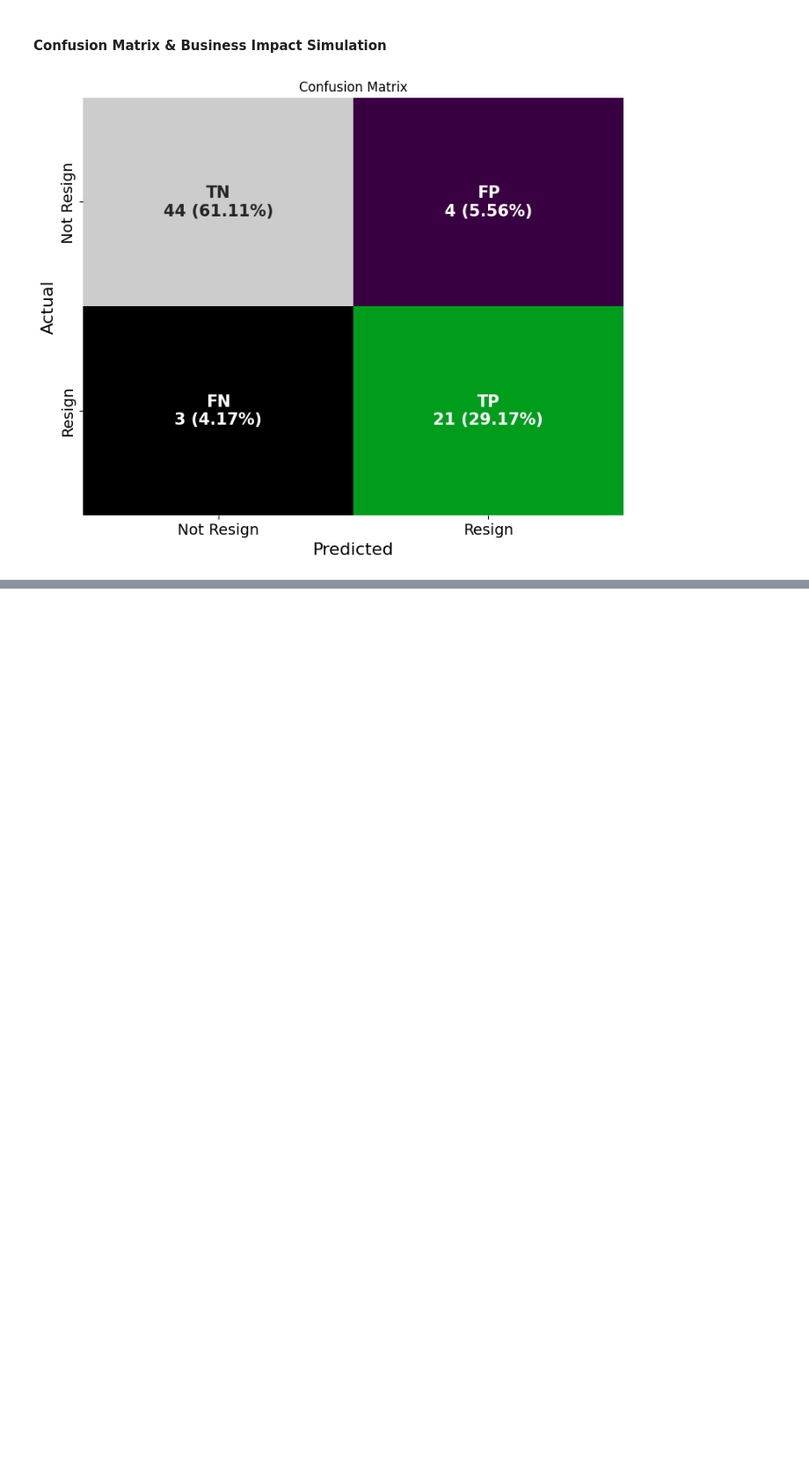
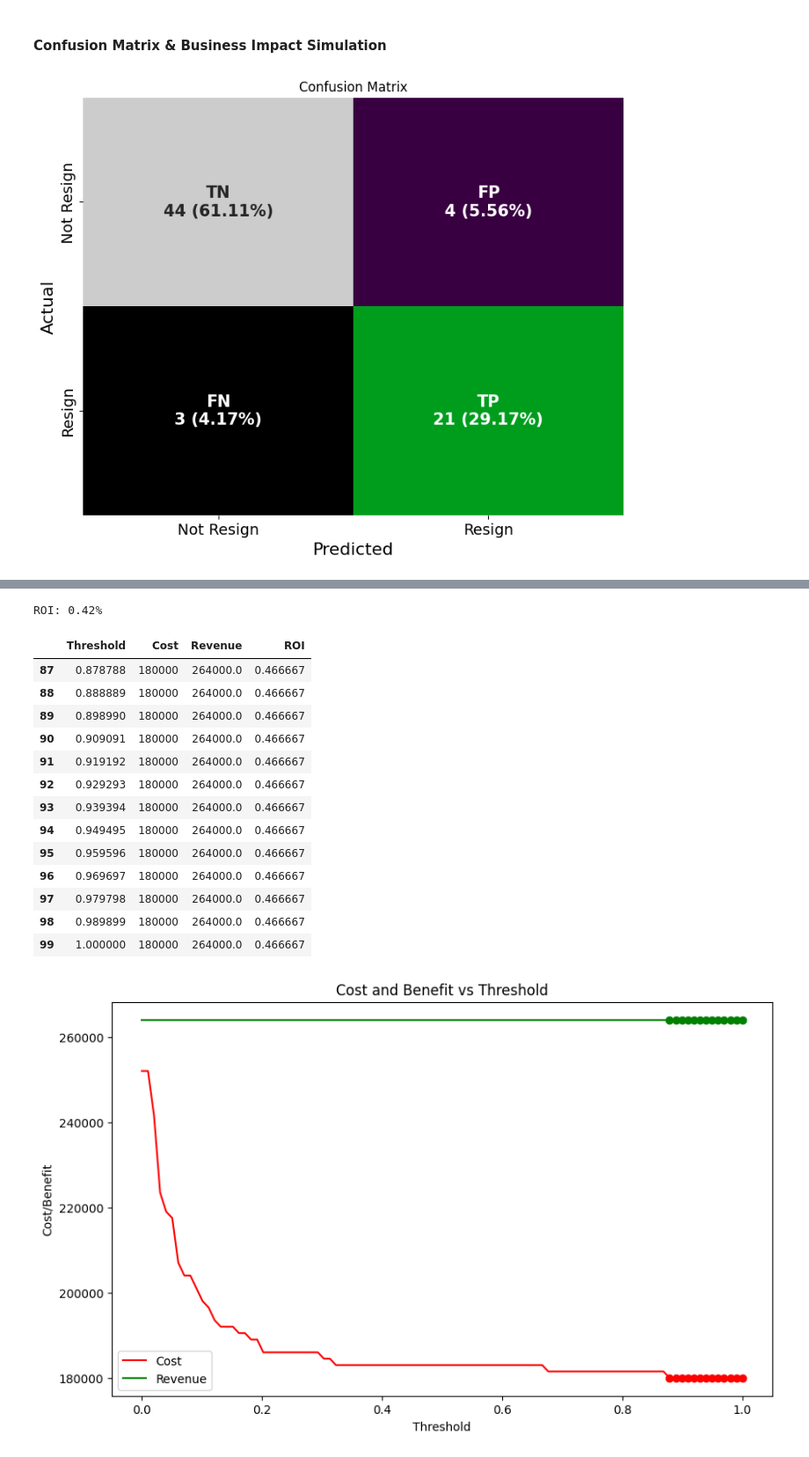
Before and after one commit to azaryasph/Improving-Employee-Retention-By-Predicting-Employee-Attrition-Using-Machine-Learning, a Jupyter notebook: notebook/predict_employee_attrition.ipynb, the cells around one changed output, grey strips where cells are left out. Shown at 88% size. Cells and saved outputs as stored; diff of their text form; code cells hidden in the pictures; blank space fills up the shorter version.

```diff
--- a/notebook/predict_employee_attrition.ipynb
+++ b/notebook/predict_employee_attrition.ipynb
@@ -1670,0 +1920,10 @@ plot_confusion_matrix(xgb_new, X_test_ohe, y_test, 0.22)
+# %%
+ # Get the predicted probabilities on the test data
+y_pred_proba = xgb_new.predict_proba(X_test_ohe)[:, 1]
+
+# Calculate the predicted values based on the threshold
+y_pred = (y_pred_proba > 0.22).astype(int)
+
+# Calculate the confusion matrix
+cm = confusion_matrix(y_test, y_pred)
+cm
@@ -1670,0 +2008,66 @@ plot_confusion_matrix(xgb_new, X_test_ohe, y_test, 0.22)
+# %%
+# Calculate the ROI
+roi = (revenue - cost) / cost
+print(f'ROI: {roi:.2f}%')
+
+# Define the threshold values
+thresholds = np.linspace(0, 1, 100)
+
+# Initialize the lists to store the cost and revenue values
+costs = []
+revenues = []
+benefits = []
+
+# Iterate over the threshold values
+for threshold in thresholds:
+    cost, revenue, benefit = cost_benefit_analysis(xgb_new, X_test_ohe, y_test, threshold, recruit_cost, train_cost, retain_cost)
+    costs.append(cost)
+    revenues.append(adt_revenue)
+    benefits.append(benefit)
+
+# Create a DataFrame of the costs and benefits
+cb_df = pd.DataFrame({
+    'Threshold': thresholds,
+    'Cost': costs,
+    'Revenue': revenues
+})
+
+# Calculate the ROI
+cb_df['ROI'] = (cb_df['Revenue'] - cb_df['Cost']) / cb_df['Cost']
+
+# Find the threshold with the maximum ROI
+max_roi = cb_df[cb_df['ROI'] == cb_df['ROI'].max()]
+
+# Display the threshold with the maximum ROI
+display(max_roi)
+
+# Plot the cost and benefit values
+plt.figure(figsize=(10, 6))
+
+plt.plot(thresholds, costs, label='Cost', color='r')
+plt.plot(thresholds, revenues, label='Revenue', color='g')
+plt.plot(max_roi['Threshold'], max_roi['Cost'], 'ro')
+plt.plot(max_roi['Threshold'], max_roi['Revenue'], 'go')
+
+plt.xlabel('Threshold')
+plt.ylabel('Cost/Benefit')
+plt.title('Cost and Benefit vs Threshold')
+plt.legend()
+plt.show()
+# %% [output]
+ROI: 0.42%
+|  | Threshold | Cost | Revenue | ROI |
+| 87 | 0.878788 | 180000 | 264000.0 | 0.466667 |
+| 88 | 0.888889 | 180000 | 264000.0 | 0.466667 |
+| 89 | 0.898990 | 180000 | 264000.0 | 0.466667 |
+| 90 | 0.909091 | 180000 | 264000.0 | 0.466667 |
+| 91 | 0.919192 | 180000 | 264000.0 | 0.466667 |
+| 92 | 0.929293 | 180000 | 264000.0 | 0.466667 |
+| 93 | 0.939394 | 180000 | 264000.0 | 0.466667 |
+| 94 | 0.949495 | 180000 | 264000.0 | 0.466667 |
+| 95 | 0.959596 | 180000 | 264000.0 | 0.466667 |
+| 96 | 0.969697 | 180000 | 264000.0 | 0.466667 |
+| 97 | 0.979798 | 180000 | 264000.0 | 0.466667 |
+| 98 | 0.989899 | 180000 | 264000.0 | 0.466667 |
+| 99 | 1.000000 | 180000 | 264000.0 | 0.466667 |
+[figure, added]
```
Also changed, not shown: parts of 23 cells of this notebook.
